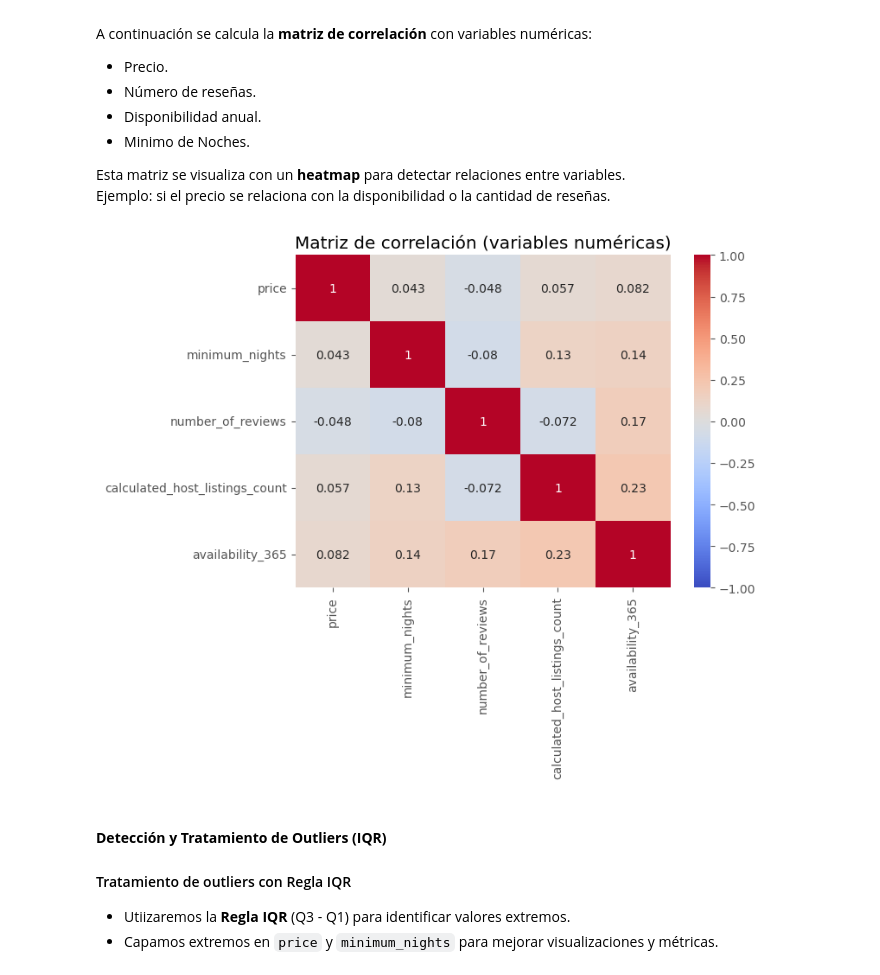
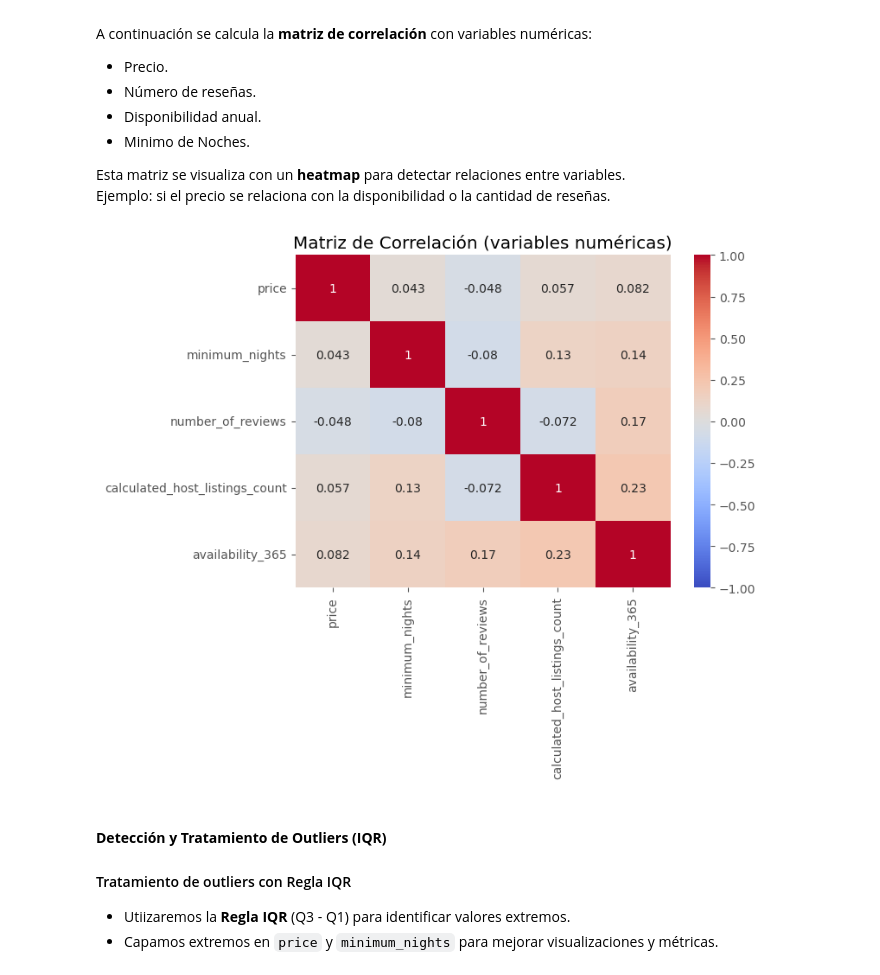
Before and after one commit to Vikktor93/airbnb-EDA-datalab, a Jupyter notebook: 001_EDA.ipynb, the cells around one changed output. Drawn from its saved outputs; the diff is of its cells as text; code cells hidden in the pictures.

Commit message:
Se agrega el gráfico de matriz de correlación en la carpeta output

```diff
--- a/001_EDA.ipynb
+++ b/001_EDA.ipynb
@@ -303,16 +303,17 @@ Ejemplo: si el precio se relaciona con la disponibilidad o la cantidad de reseñ
 # %%
 # Selección numéricas relevantes
 num_cols = ["price", "minimum_nights", "number_of_reviews",
             "calculated_host_listings_count", "availability_365"]
 
 corr = df_clean[num_cols].corr()
 
 plt.figure(figsize=(7,5))
 sns.heatmap(corr, annot=True, cmap="coolwarm", vmin=-1, vmax=1)
-plt.title("Matriz de correlación (variables numéricas)")
+plt.title("Matriz de Correlación (variables numéricas)")
+plt.savefig("output/heatmap_corr.png", dpi=300, bbox_inches="tight")
 plt.show()
 # %% [output]
-[figure, old version]
+[figure, new version]
 # %% [markdown]
 #### **Detección y Tratamiento de Outliers (IQR)**
 
```
Also changed, not shown: 1 other file.
